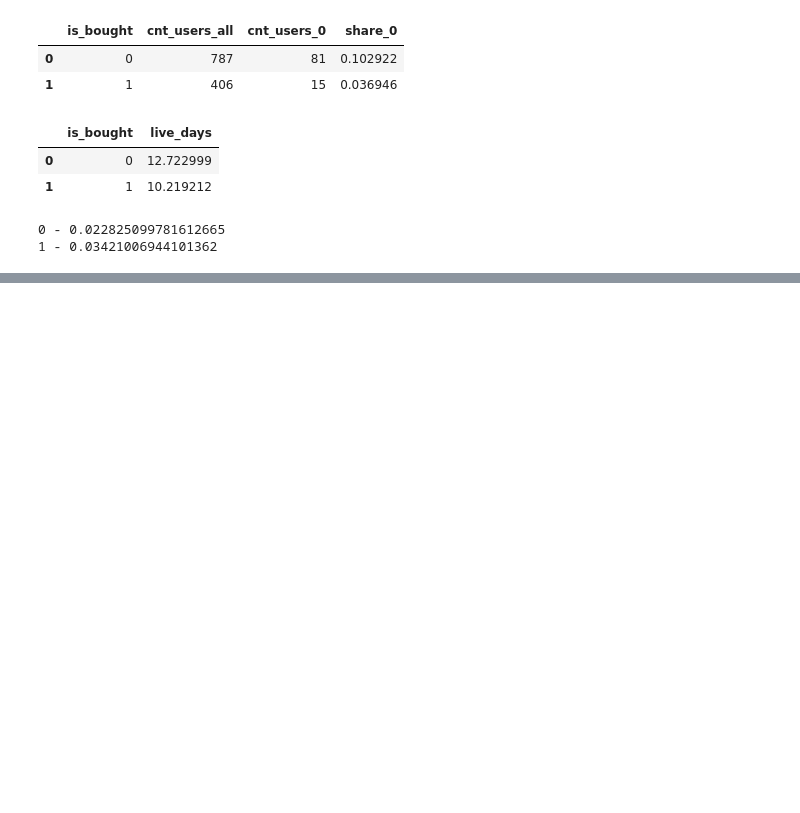
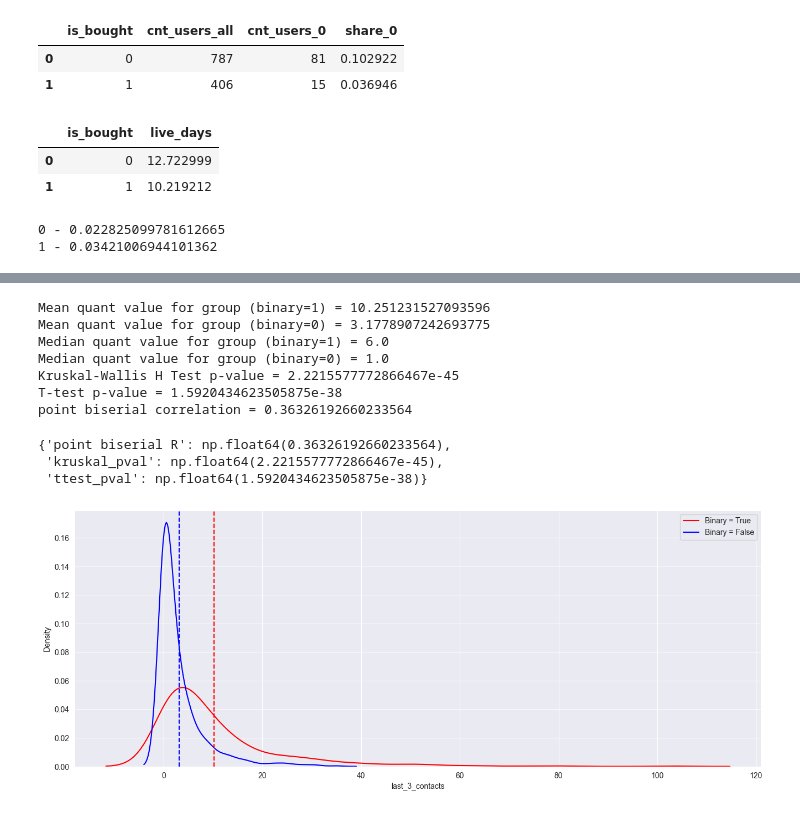
Before and after one commit to NikitaSuper7/HardDA, a Jupyter notebook: ad_design/05.HomeWork.ipynb, the cells around one changed output, grey strips where cells are left out. Cells and saved outputs as stored; diff of their text form; code cells hidden in the pictures; blank space fills up the shorter version.

```diff
--- a/ad_design/05.HomeWork.ipynb
+++ b/ad_design/05.HomeWork.ipynb
@@ -96,0 +287,17 @@ for group in df_gr.is_bought.unique():
+# %%
+find_cat_quant_correlation(quant_value=df['last_3_contacts'],
+                                               binary_mask=df[goal_metric] == 1,
+                                               plot=True,
+                                               print_inference=True)
+# %% [output]
+Mean quant value for group (binary=1) = 10.251231527093596
+Mean quant value for group (binary=0) = 3.1778907242693775
+Median quant value for group (binary=1) = 6.0
+Median quant value for group (binary=0) = 1.0
+Kruskal-Wallis H Test p-value = 2.2215577772866467e-45
+T-test p-value = 1.5920434623505875e-38
+point biserial correlation = 0.36326192660233564
+{'point biserial R': np.float64(0.36326192660233564),
+ 'kruskal_pval': np.float64(2.2215577772866467e-45),
+ 'ttest_pval': np.float64(1.5920434623505875e-38)}
+[figure, added]
```
Also changed, not shown: parts of 23 cells of this notebook, 2 other files.
